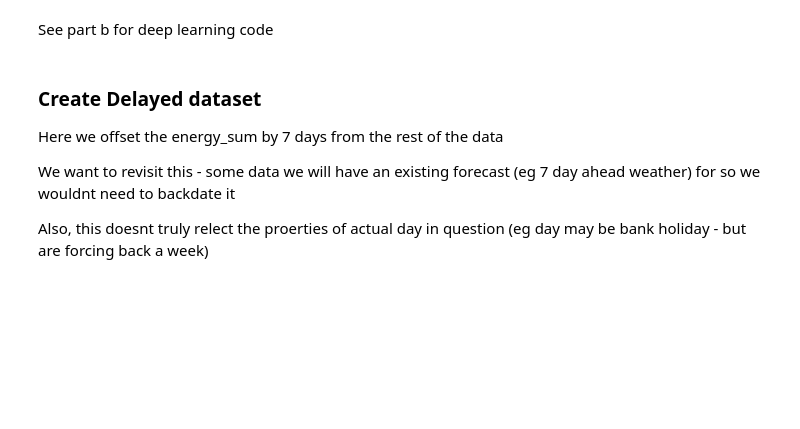
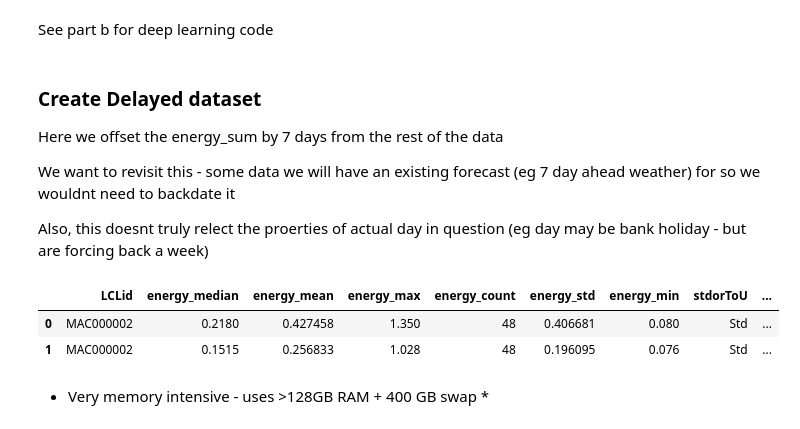
Before and after one commit to sofiary/teamunicornn, a Jupyter notebook: challenge_1/notebooks/4_6_a_forecast_NN_preprocessing.ipynb, the cells around one changed output. Cells and saved outputs as stored; diff of their text form; code cells hidden in the pictures; blank space fills up the shorter version.

```diff
--- a/challenge_1/notebooks/4_6_a_forecast_NN_preprocessing.ipynb
+++ b/challenge_1/notebooks/4_6_a_forecast_NN_preprocessing.ipynb
@@ -371,6 +371,8 @@ Here we offset the energy_sum by 7 days from the rest of the data
 We want to revisit this - some data we will have an existing forecast (eg 7 day ahead weather) for so we wouldnt need to backdate it
 
 Also, this doesnt truly relect the proerties of actual day in question (eg day may be bank holiday - but are forcing back a week)
+# %%
+df = ftr.read_dataframe(f'{PATH}df_daily_cat_no_dates.feather')
 # %%
 df["last_week"] = df["day"] + timedelta(days=-7)
 # %%
@@ -379,6 +381,14 @@ df_now = df[["day", "energy_sum"]]
 df.drop(columns=['day', 'energy_sum'],inplace=True)
 # %%
 df.rename(columns={'last_week': 'day'}, inplace=True)
+# %%
+df.head(n=2)
+# %% [output]
+|  | LCLid | energy_median | energy_mean | energy_max | energy_count | energy_std | energy_min | stdorToU | ... |
+| 0 | MAC000002 | 0.2180 | 0.427458 | 1.350 | 48 | 0.406681 | 0.080 | Std | ... |
+| 1 | MAC000002 | 0.1515 | 0.256833 | 1.028 | 48 | 0.196095 | 0.076 | Std | ... |
+# %% [markdown]
+* Very memory intensive - uses >128GB RAM + 400 GB swap *
 # %%
 df = join_df(df, df_now, "day")
 # %%
```
Also changed, not shown: 11 other files.
